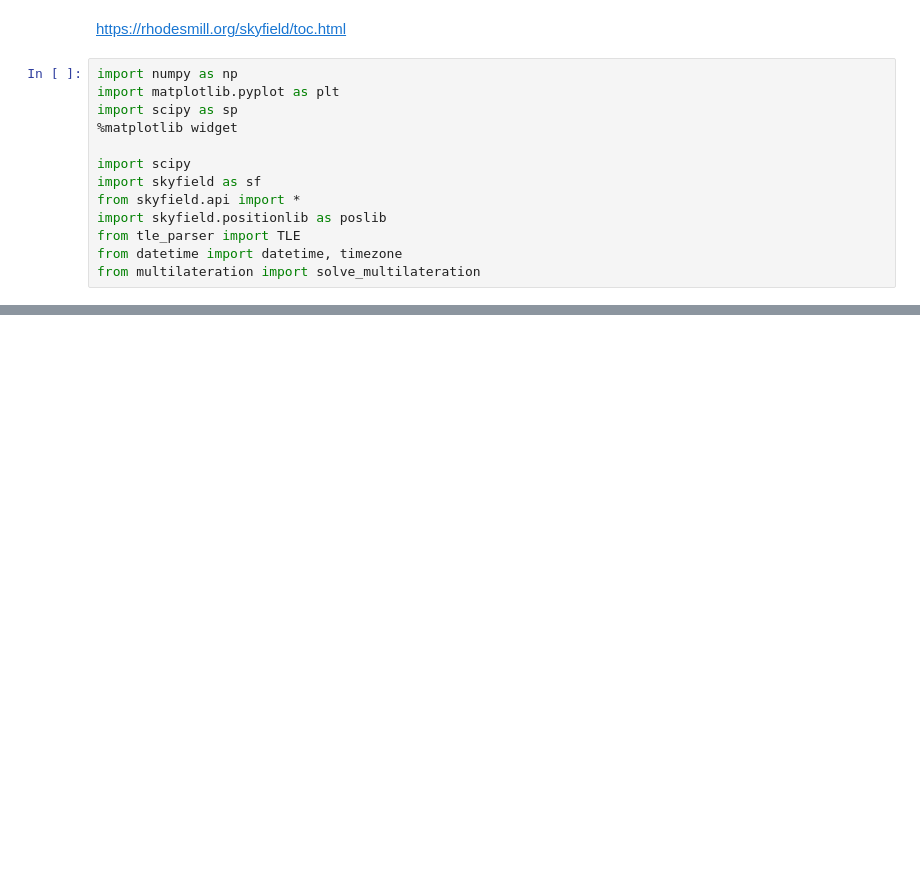
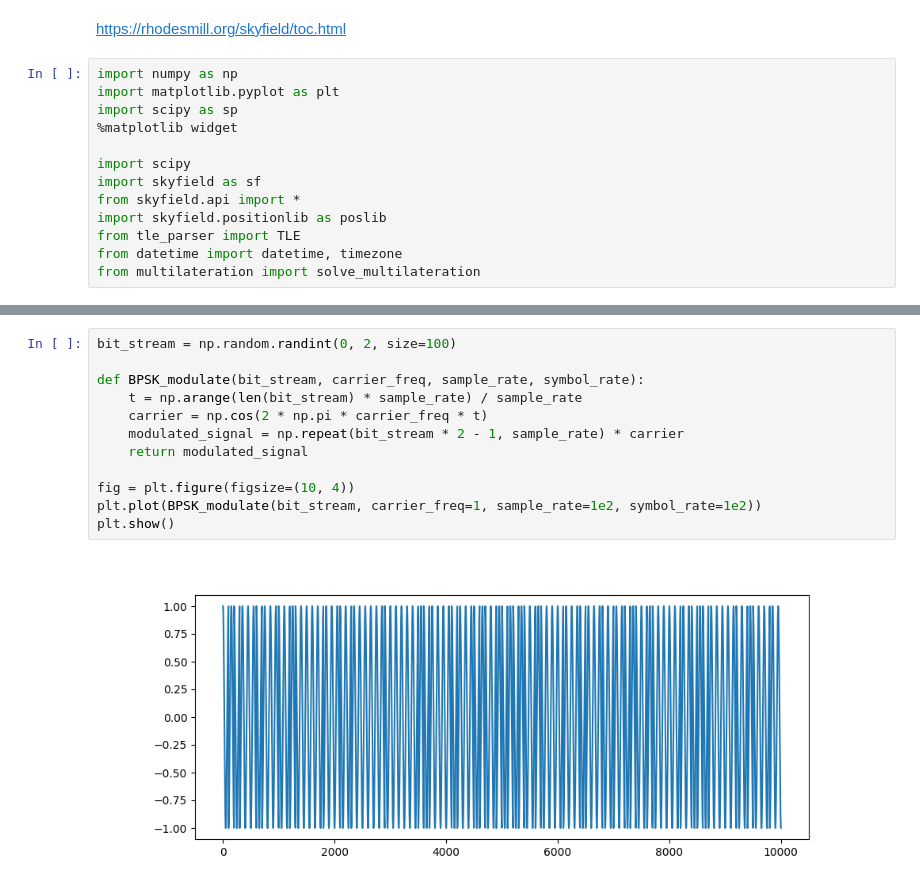
Before and after one commit to kamilix2003/sat-ant, a Jupyter notebook: sat_path.ipynb, the cells around one changed output, grey strips where cells are left out. Cells and saved outputs as stored; diff of their text form; blank space fills up the shorter version.

```diff
--- a/sat_path.ipynb
+++ b/sat_path.ipynb
@@ -80,0 +105,14 @@ ax.plot(t.utc_datetime(), vbs)
+# %%
+bit_stream = np.random.randint(0, 2, size=100)
+
+def BPSK_modulate(bit_stream, carrier_freq, sample_rate, symbol_rate):
+    t = np.arange(len(bit_stream) * sample_rate) / sample_rate
+    carrier = np.cos(2 * np.pi * carrier_freq * t)
+    modulated_signal = np.repeat(bit_stream * 2 - 1, sample_rate) * carrier
+    return modulated_signal
+
+fig = plt.figure(figsize=(10, 4))
+plt.plot(BPSK_modulate(bit_stream, carrier_freq=1, sample_rate=1e2, symbol_rate=1e2))
+plt.show()
+# %% [output]
+[figure, added]
```
Also changed, not shown: parts of 6 cells of this notebook, 1 other file.
